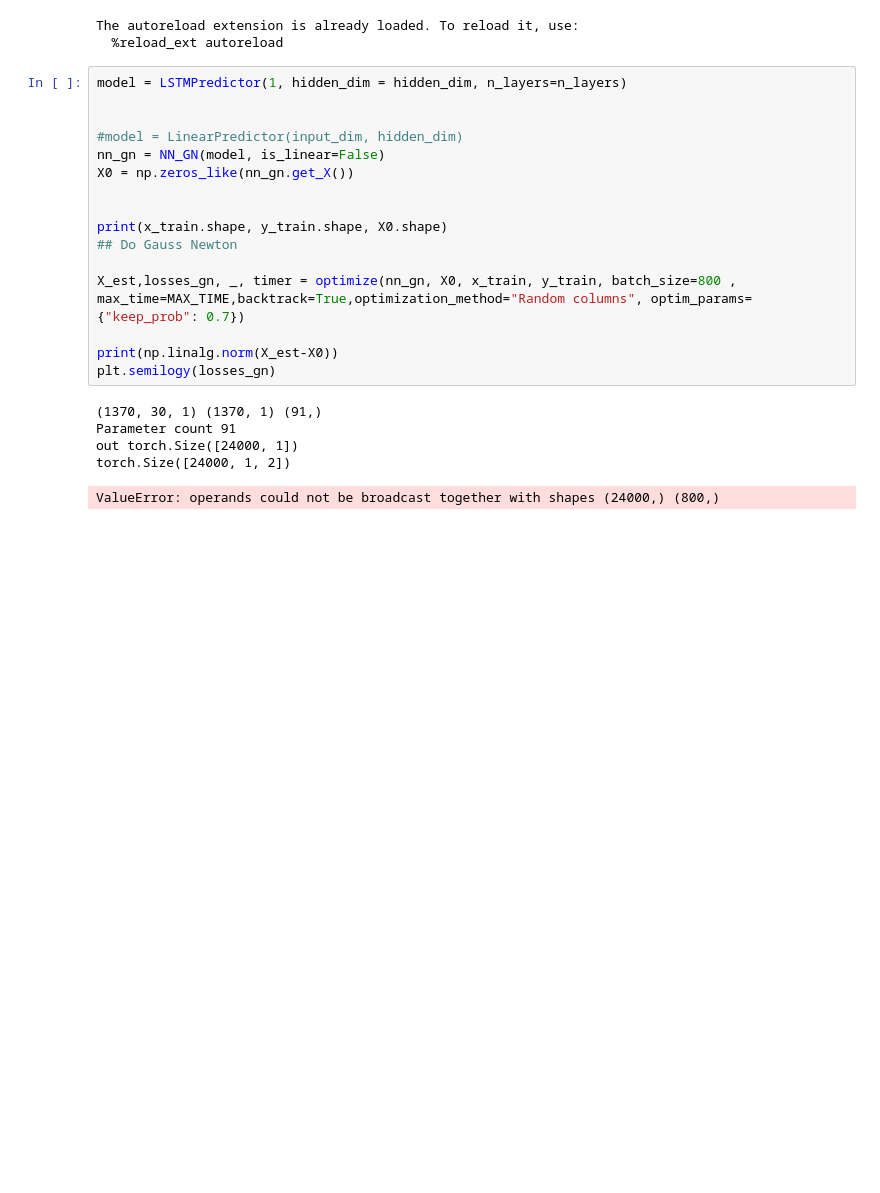
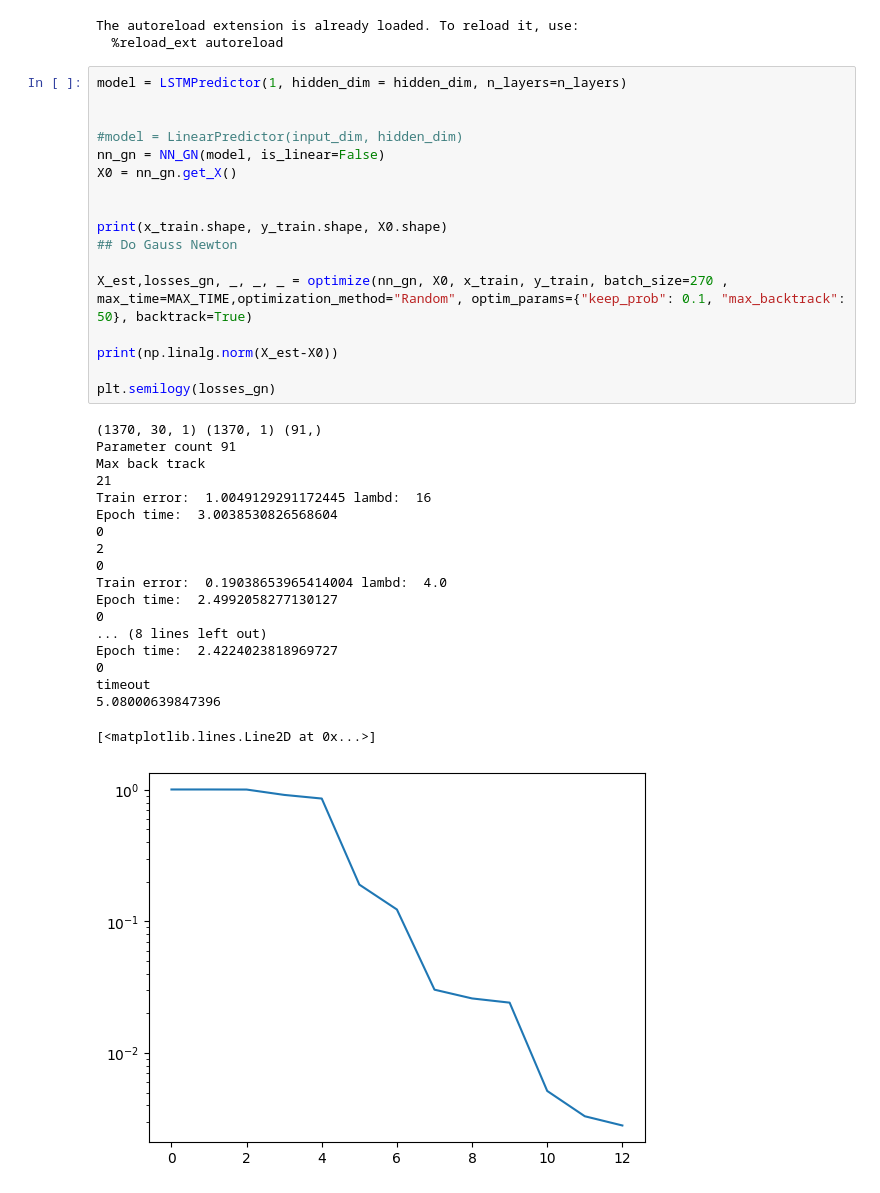
Before and after one commit to gravlaks/Convex_project, a Jupyter notebook: src/tesla.ipynb, the cells around one changed output. Saved outputs shown, nothing was run; the diff lists cells and outputs as text; blank space fills up the shorter version.

```diff
--- a/src/tesla.ipynb
+++ b/src/tesla.ipynb
@@ -305,26 +229,41 @@ The autoreload extension is already loaded. To reload it, use:
 # %%
 model = LSTMPredictor(1, hidden_dim = hidden_dim, n_layers=n_layers)
 
 
 #model = LinearPredictor(input_dim, hidden_dim)
 nn_gn = NN_GN(model, is_linear=False)
-X0 = np.zeros_like(nn_gn.get_X())
+X0 = nn_gn.get_X()
 
 
 print(x_train.shape, y_train.shape, X0.shape)
 ## Do Gauss Newton
 
-X_est,losses_gn, _, timer = optimize(nn_gn, X0, x_train, y_train, batch_size=800 ,
-max_time=MAX_TIME,backtrack=True,optimization_method="Random columns", optim_params={"keep_prob": 0.7})
+X_est,losses_gn, _, _, _ = optimize(nn_gn, X0, x_train, y_train, batch_size=270 ,
+max_time=MAX_TIME,optimization_method="Random", optim_params={"keep_prob": 0.1, "max_backtrack": 50}, backtrack=True)
 
 print(np.linalg.norm(X_est-X0))
+
 plt.semilogy(losses_gn)
 # %% [output]
 (1370, 30, 1) (1370, 1) (91,)
 Parameter count 91
-out torch.Size([24000, 1])
-torch.Size([24000, 1, 2])
+Max back track
+21
+Train error:  1.0049129291172445 lambd:  16
+Epoch time:  3.0038530826568604
+0
+2
+0
+Train error:  0.19038653965414004 lambd:  4.0
+Epoch time:  2.4992058277130127
+0
+... (8 lines left out)
+Epoch time:  2.4224023818969727
+0
+timeout
+5.08000639847396
-ValueError: operands could not be broadcast together with shapes (24000,) (800,)
+[<matplotlib.lines.Line2D at 0x...>]
+[figure, added]
 # %%
 x_train, y_train, x_test, y_test = get_train_test()
 
```
Also changed, not shown: parts of 8 cells of this notebook, 2 other files.
